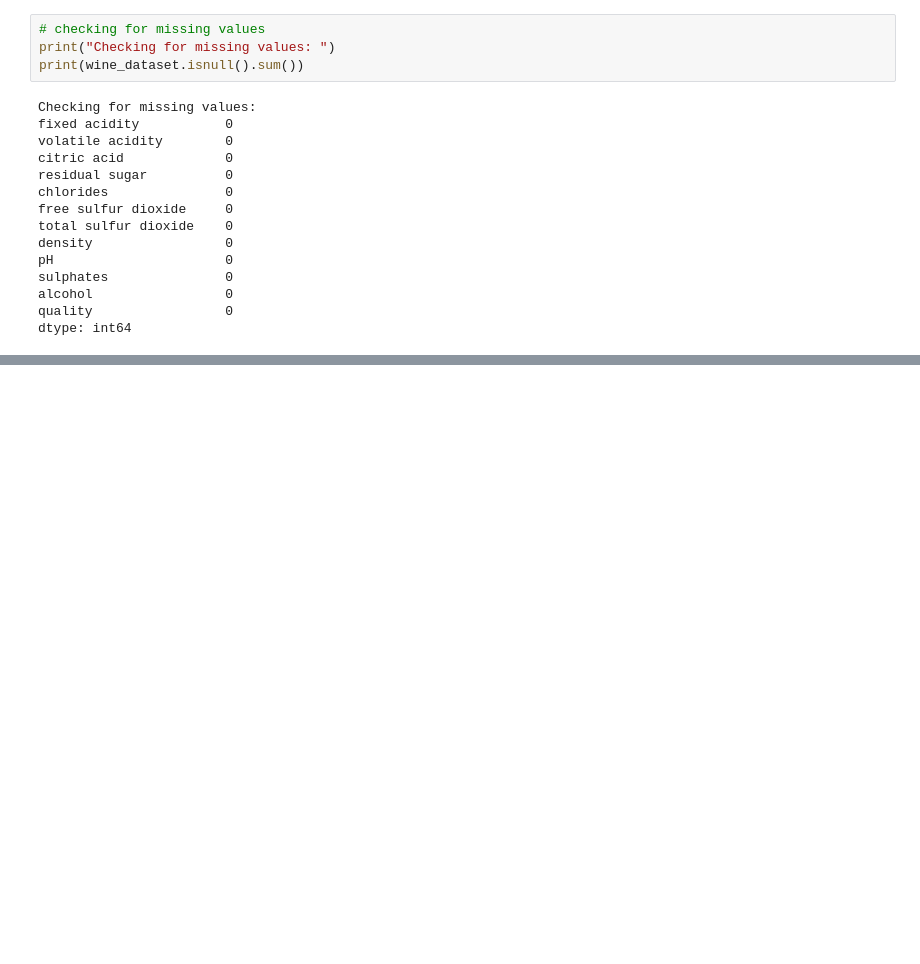
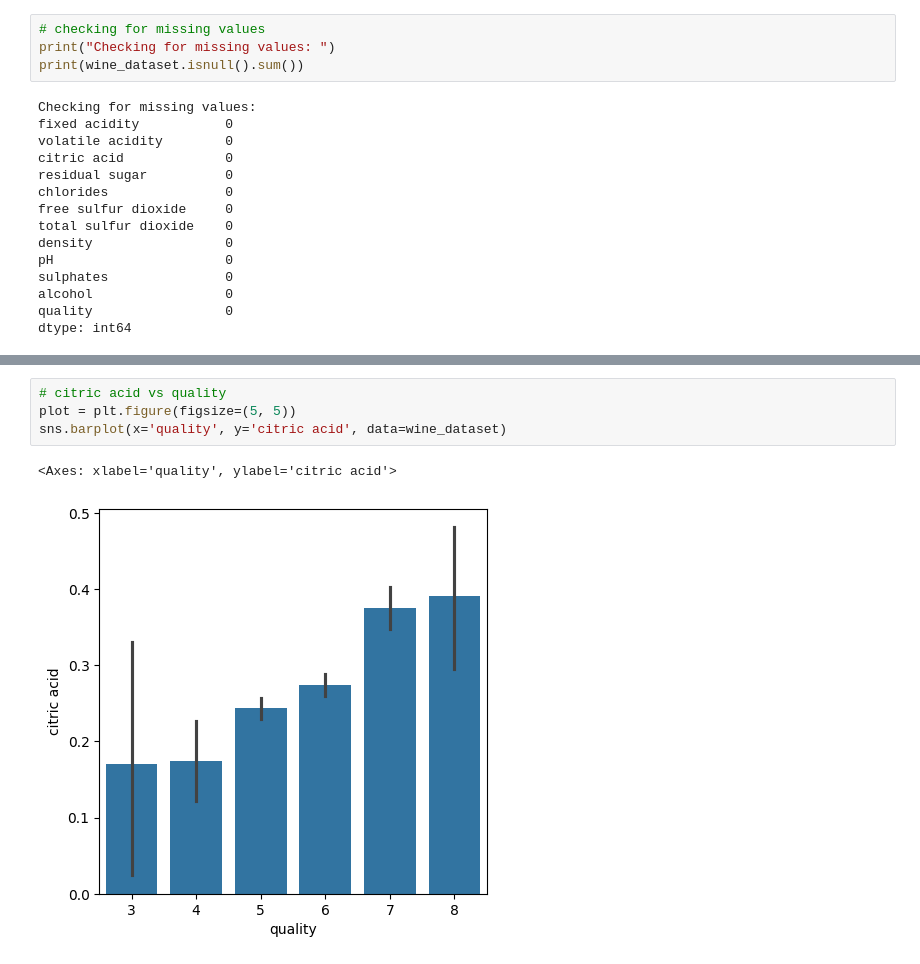
Before and after one commit to huss-huss/Wine_Quality_Prediction, a Jupyter notebook: wine_prediction.ipynb, the cells around one changed output, grey strips where cells are left out. Drawn from its saved outputs; the diff is of its cells as text; blank space fills up the shorter version.

```diff
--- a/wine_prediction.ipynb
+++ b/wine_prediction.ipynb
@@ -62,0 +100,7 @@ dtype: int64
+# %%
+# citric acid vs quality
+plot = plt.figure(figsize=(5, 5))
+sns.barplot(x='quality', y='citric acid', data=wine_dataset)
+# %% [output]
+<Axes: xlabel='quality', ylabel='citric acid'>
+[figure, added]
```
Also changed, not shown: parts of 6 cells of this notebook.
